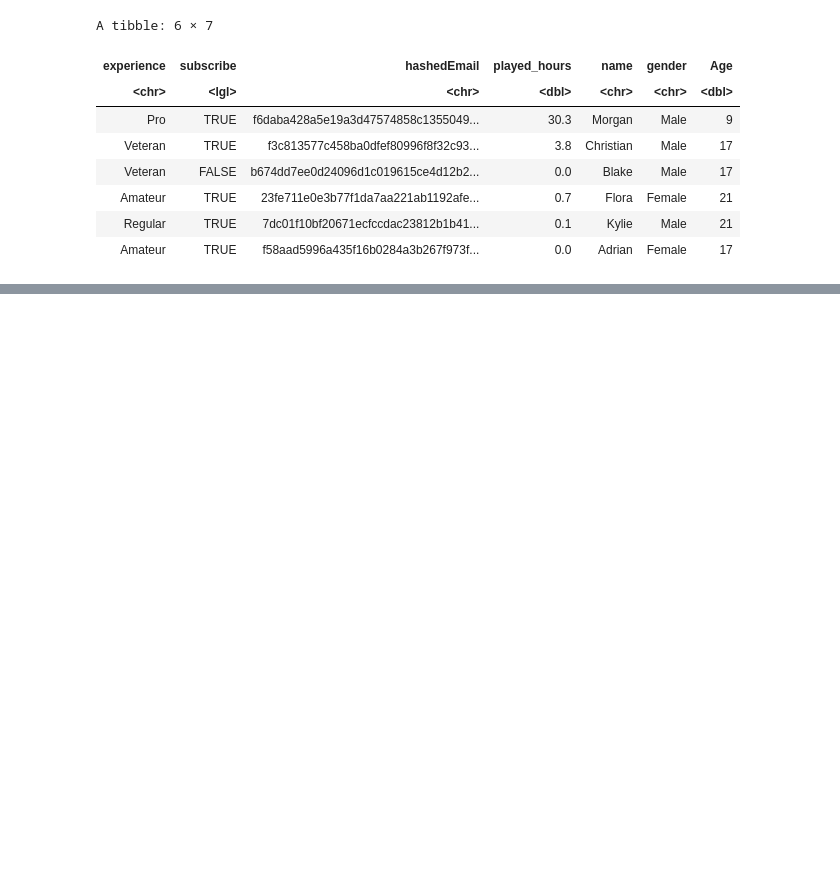
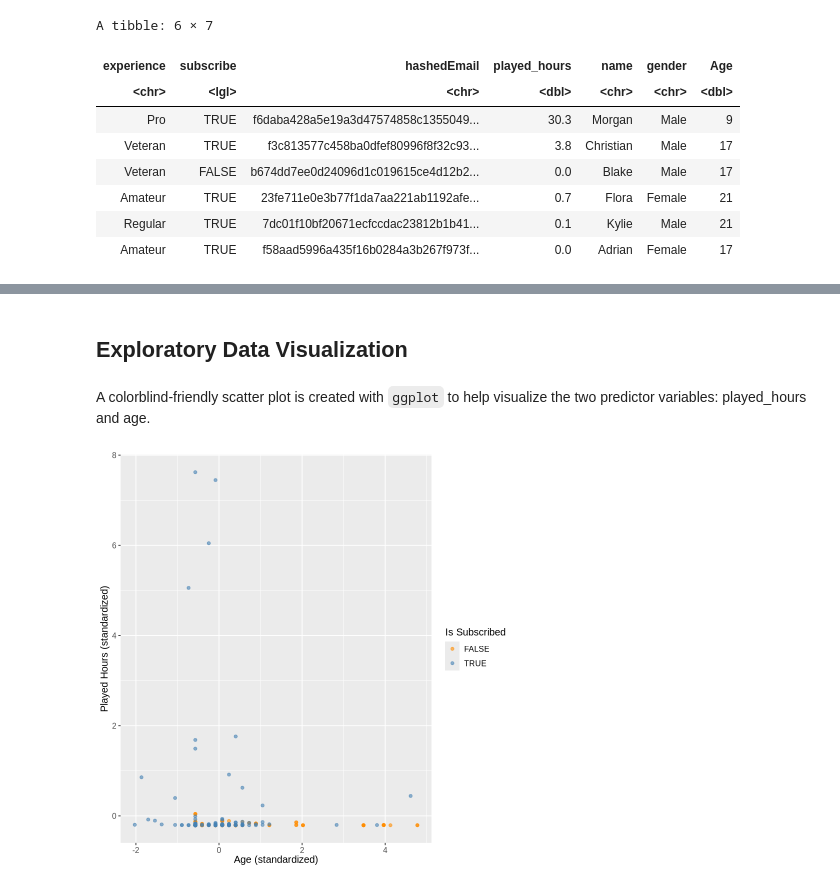
Before and after one commit to anasha02/dsci-100-2025s-project, a Jupyter notebook: Project.ipynb, the cells around one changed output, grey strips where cells are left out. Drawn from its saved outputs; the diff is of its cells as text; code cells hidden in the pictures; blank space fills up the shorter version.

Commit message:
conduct exploratory data analysis and visualization

```diff
--- a/Project.ipynb
+++ b/Project.ipynb
@@ -53,0 +99,6 @@ A tibble: 6 × 7
+# %%
+std_recipe <- recipe(is_subscribed ~ ., data = players_data) |>
+    step_scale(all_predictors()) |>
+    step_center(all_predictors()) |>
+    prep()
+std_recipe
@@ -53,0 +123,3 @@ A tibble: 6 × 7
+# %%
+players_data <- bake(std_recipe, players_data)
+head(players_data)
@@ -53,0 +154,6 @@ A tibble: 6 × 7
+# %%
+library(themis)
+ups_recipe <- recipe (is_subscribed ~ ., data = players_data) |>
+    step_upsample(is_subscribed, over_ratio = 1, skip = FALSE) |>
+    prep()
+ups_recipe
@@ -53,0 +178,9 @@ A tibble: 6 × 7
+# %%
+players_data <- bake(ups_recipe, players_data)
+num_obs <- nrow(players_data)
+players_data |>
+    group_by(is_subscribed) |>
+    summarize(
+        count = n(),
+        percentage = n() / num_obs * 100
+    )
@@ -53,0 +193,15 @@ A tibble: 6 × 7
+# %% [markdown]
+## Exploratory Data Visualization
+# %% [markdown]
+A colorblind-friendly scatter plot is created with `ggplot` to help visualize the two predictor variables: played_hours and age.
+# %%
+hours_age_plot <- ggplot(players_data, aes(x = age, y = played_hours, color = is_subscribed)) +
+    geom_point(alpha = 0.6) +
+    labs(x = "Age (standardized)",
+         y = "Played Hours (standardized)",
+         color = "Is Subscribed") +
+    scale_color_manual(values = c("darkorange", "steelblue")) +
+    theme(text = element_text(size = 12))
+hours_age_plot
+# %% [output]
+[figure, added]
```
Also changed, not shown: parts of 21 cells of this notebook.
